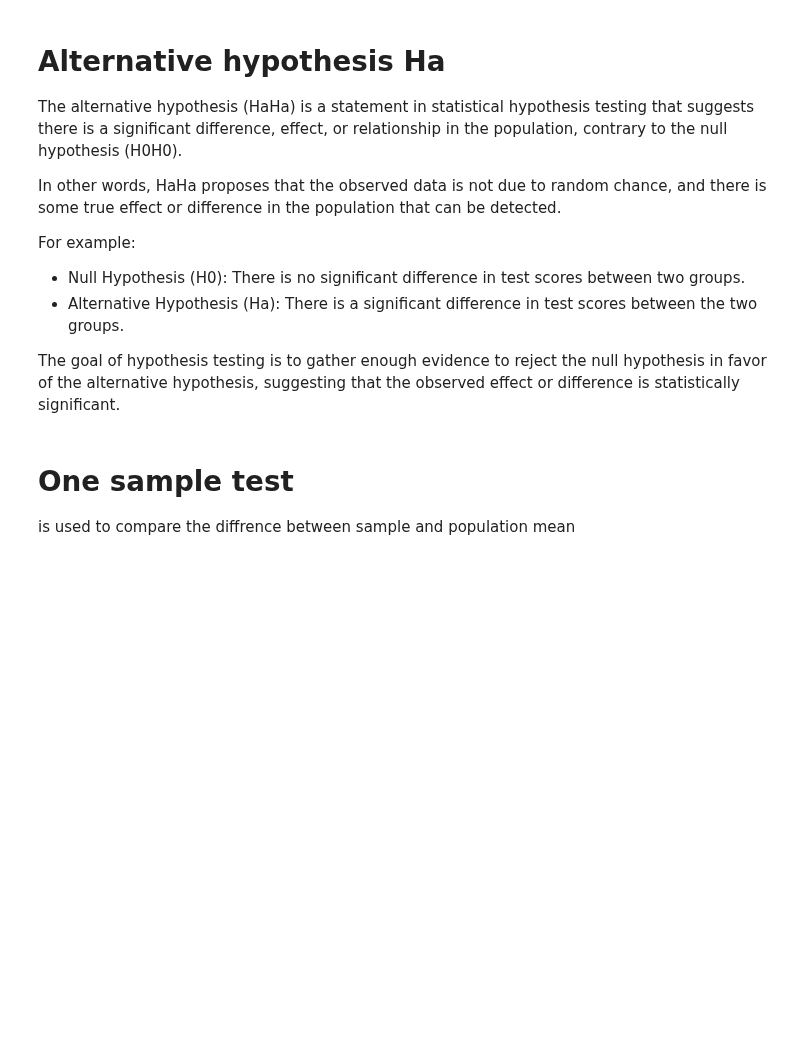
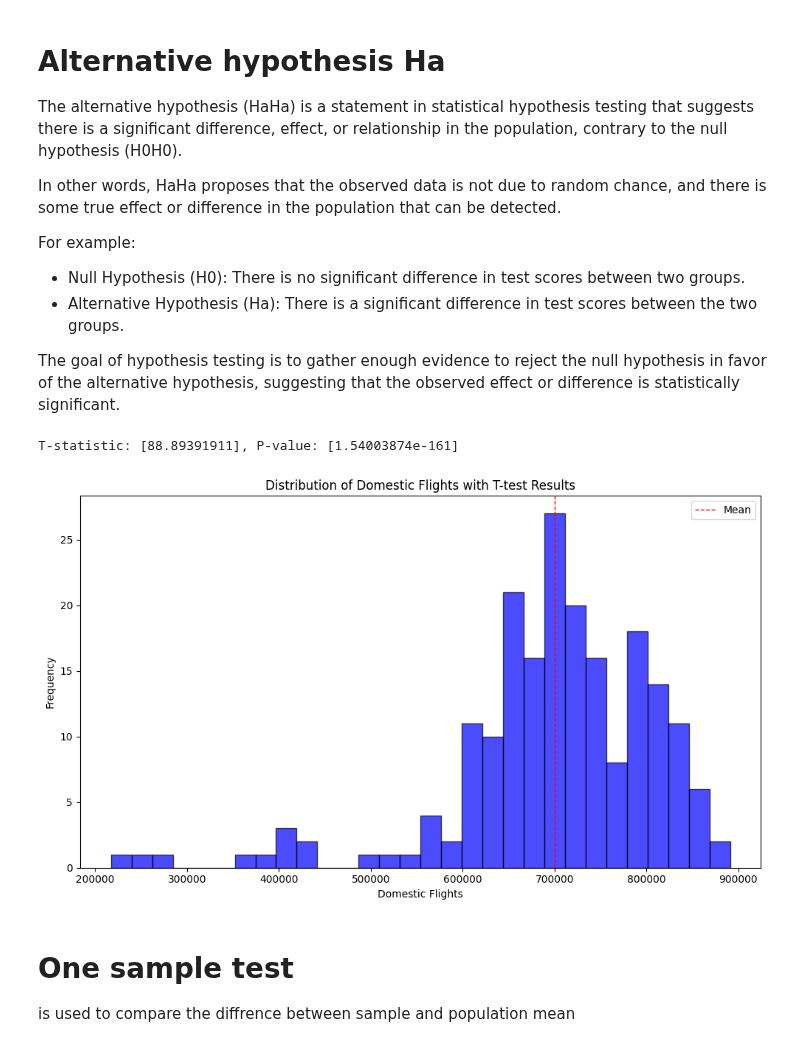
Before and after one commit to Jeynova/GenAI_Bootcamp, a Jupyter notebook: week4/day4/ExerciceXP/XP_exercises_statisticsML.ipynb, the cells around one changed output. Cells and saved outputs as stored; diff of their text form; code cells hidden in the pictures; blank space fills up the shorter version.

```diff
--- a/week4/day4/ExerciceXP/XP_exercises_statisticsML.ipynb
+++ b/week4/day4/ExerciceXP/XP_exercises_statisticsML.ipynb
@@ -375,3 +434,21 @@ The goal of hypothesis testing is to gather enough evidence to reject the null h
+# %%
+## (Optional) TODO: Perform hypothesis testing for two variables of your choice
+# Example: Perform a t-test to check if the mean of domestic flights is significantly different from 0
+t_statistic, p_value = ttest_1samp(y_train, 0)
+print(f'T-statistic: {t_statistic}, P-value: {p_value}')
+# Plotting the t-test results
+plt.figure(figsize=(10, 6))
+plt.hist(y_train, bins=30, alpha=0.7, color='blue', edgecolor='black')
+plt.axvline(np.mean(y_train), color='red', linestyle='dashed', linewidth=1, label='Mean')
+plt.title('Distribution of Domestic Flights with T-test Results')
+plt.xlabel('Domestic Flights')
+plt.ylabel('Frequency')
+plt.legend()
+plt.tight_layout()
+plt.show()
+# %% [output]
+T-statistic: [88.89391911], P-value: [1.54003874e-161]
+[figure, added]
 # %% [markdown]
 # One sample test
 
```
Also changed, not shown: parts of 19 cells of this notebook, 3 other files.
